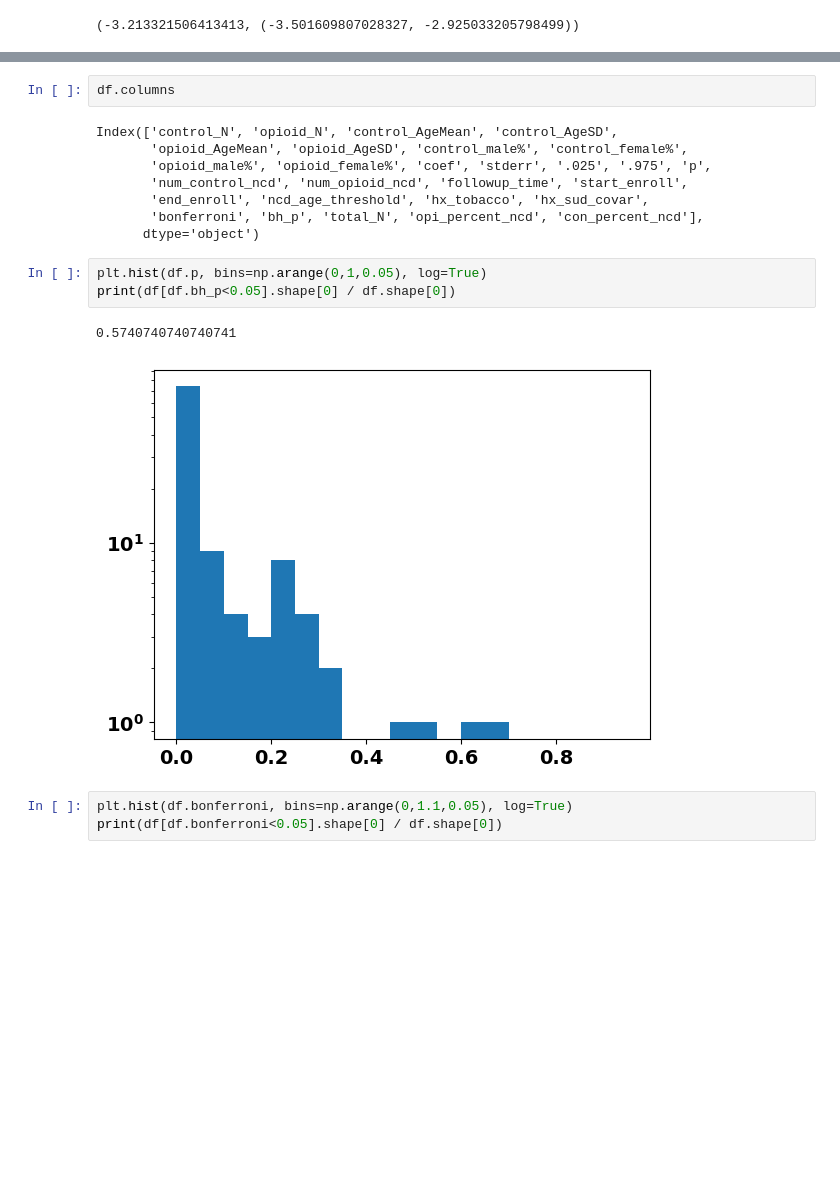
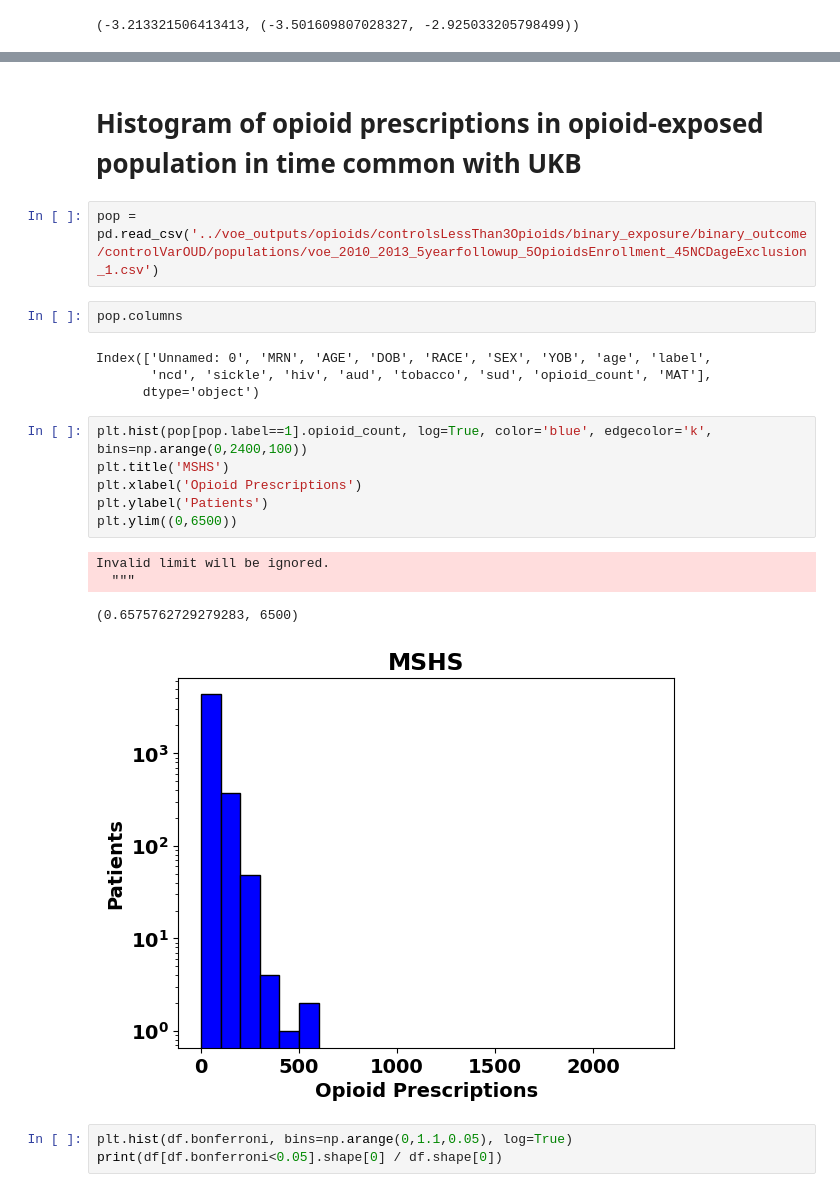
Before and after one commit to RandallJEllis/ehr_opioid_ncd, a Jupyter notebook: MSDW1794_V3/code/viz.ipynb, the cells around one changed output, grey strips where cells are left out. Saved outputs shown, nothing was run; the diff lists cells and outputs as text; blank space fills up the shorter version.

```diff
--- a/MSDW1794_V3/code/viz.ipynb
+++ b/MSDW1794_V3/code/viz.ipynb
@@ -115,19 +537,24 @@ np.mean(df.coef), ci
+# %% [markdown]
+# Histogram of opioid prescriptions in opioid-exposed population in time common with UKB
+# %%
+pop = pd.read_csv('../voe_outputs/opioids/controlsLessThan3Opioids/binary_exposure/binary_outcome/controlVarOUD/populations/voe_2010_2013_5yearfollowup_5OpioidsEnrollment_45NCDageExclusion_1.csv')
 # %%
-df.columns
+pop.columns
 # %% [output]
-Index(['control_N', 'opioid_N', 'control_AgeMean', 'control_AgeSD',
-       'opioid_AgeMean', 'opioid_AgeSD', 'control_male%', 'control_female%',
-       'opioid_male%', 'opioid_female%', 'coef', 'stderr', '.025', '.975', 'p',
-       'num_control_ncd', 'num_opioid_ncd', 'followup_time', 'start_enroll',
-       'end_enroll', 'ncd_age_threshold', 'hx_tobacco', 'hx_sud_covar',
-       'bonferroni', 'bh_p', 'total_N', 'opi_percent_ncd', 'con_percent_ncd'],
+Index(['Unnamed: 0', 'MRN', 'AGE', 'DOB', 'RACE', 'SEX', 'YOB', 'age', 'label',
+       'ncd', 'sickle', 'hiv', 'aud', 'tobacco', 'sud', 'opioid_count', 'MAT'],
       dtype='object')
-# %%
-plt.hist(df.p, bins=np.arange(0,1,0.05), log=True)
-print(df[df.bh_p<0.05].shape[0] / df.shape[0])
-# %% [output]
-0.5740740740740741
-[figure, removed]
+# %%
+plt.hist(pop[pop.label==1].opioid_count, log=True, color='blue', edgecolor='k', bins=np.arange(0,2400,100))
+plt.title('MSHS')
+plt.xlabel('Opioid Prescriptions')
+plt.ylabel('Patients')
+plt.ylim((0,6500))
+# %% [output]
+Invalid limit will be ignored.
+  """
+(0.6575762729279283, 6500)
+[figure, added]
 # %%
 plt.hist(df.bonferroni, bins=np.arange(0,1.1,0.05), log=True)
 print(df[df.bonferroni<0.05].shape[0] / df.shape[0])
```
Also changed, not shown: parts of 32 cells of this notebook, 6 other files.
